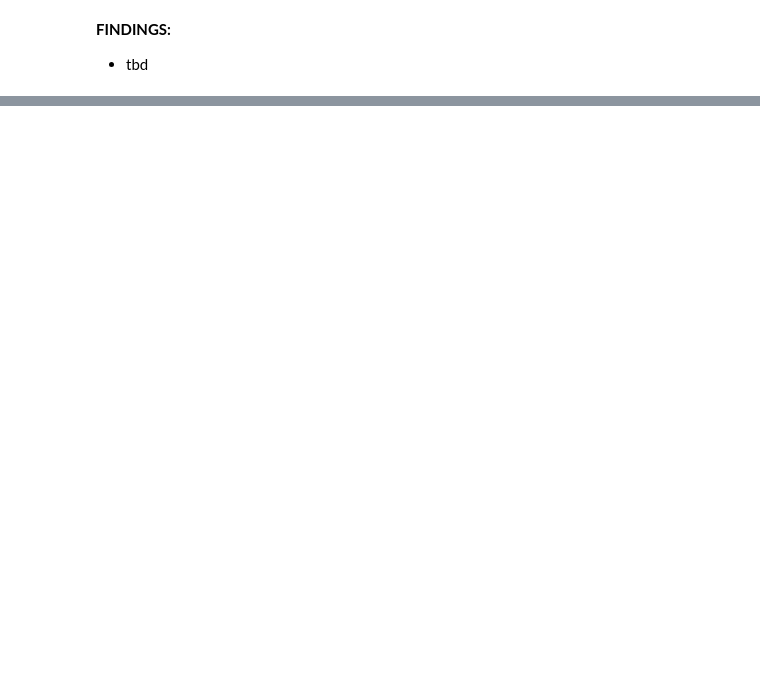
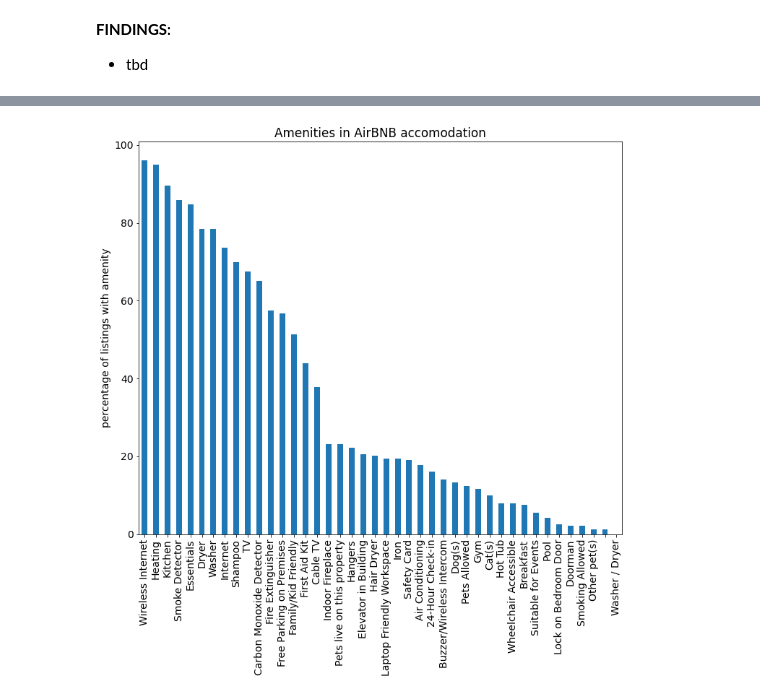
Before and after one commit to dagrubi/DataScience_AirBnBSeattle, a Jupyter notebook: analyse_data.ipynb, the cells around one changed output, grey strips where cells are left out. Saved outputs shown, nothing was run; the diff lists cells and outputs as text; code cells hidden in the pictures; blank space fills up the shorter version.

```diff
--- a/analyse_data.ipynb
+++ b/analyse_data.ipynb
@@ -286,7 +284,11 @@ df_ame.fillna('none')
 mlb = MultiLabelBinarizer()
 df_label_ame = pd.DataFrame(mlb.fit_transform(df_ame.str.split(",")), columns = mlb.classes_, index=df_ame.index)
 print(df_label_ame.columns)
+# drop column with empty label
+df_label_ame.drop('', axis=1, inplace=True)
+df_label_ame = df_label_ame.astype('bool')
 print(df_label_ame)
+#df_label_ame.dtypes
 # %% [output]
 Index(['', '24-Hour Check-in', 'Air Conditioning', 'Breakfast',
        'Buzzer/Wireless Intercom', 'Cable TV', 'Carbon Monoxide Detector',
@@ -403,0 +472,9 @@ df_cal.groupby(['year','week'])[['price']].mean().plot();
+# %%
+plt.rcParams.update({'font.size': 14})
+#print(df_label_ame.mean().mul(100).sort_values(ascending=False))
+ax = df_label_ame.mean().mul(100).sort_values(ascending=False).plot(kind='bar', figsize = (12,10))
+plt.title('Amenities in AirBNB accomodation')
+ax.set_ylabel('percentage of listings with amenity')
+plt.show()
+# %% [output]
+[figure, added]
```
Also changed, not shown: parts of 15 cells of this notebook.
